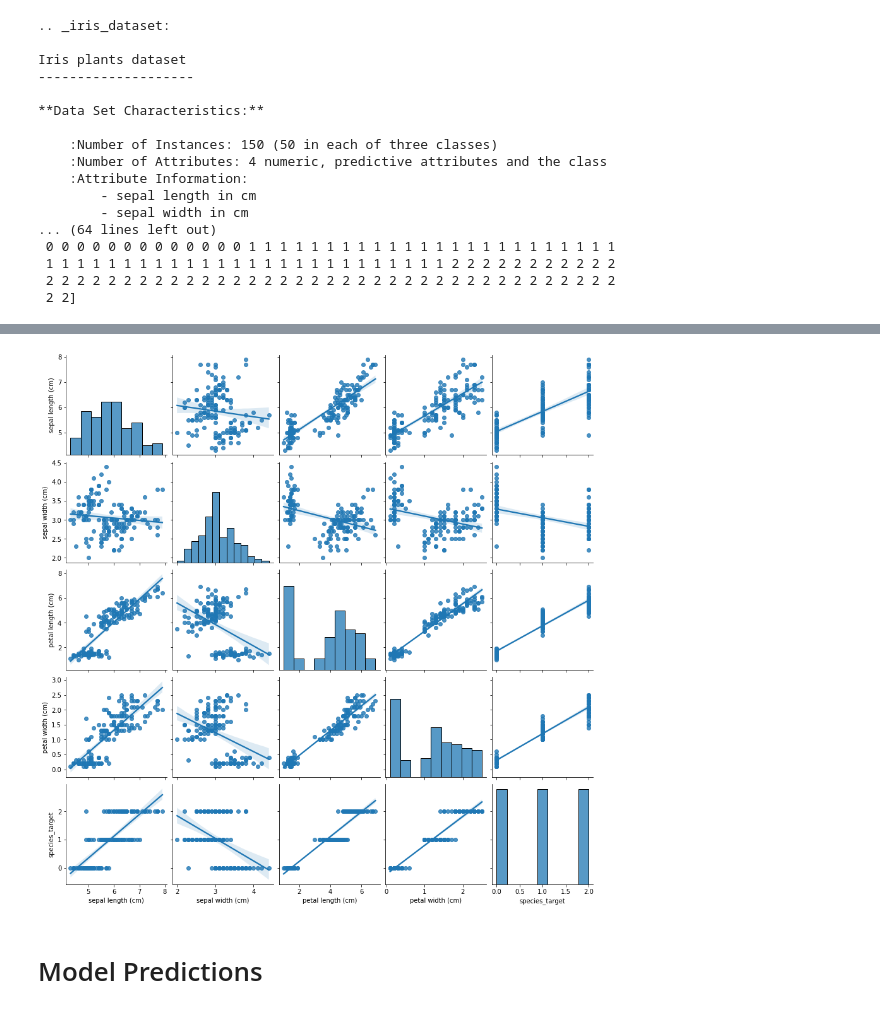
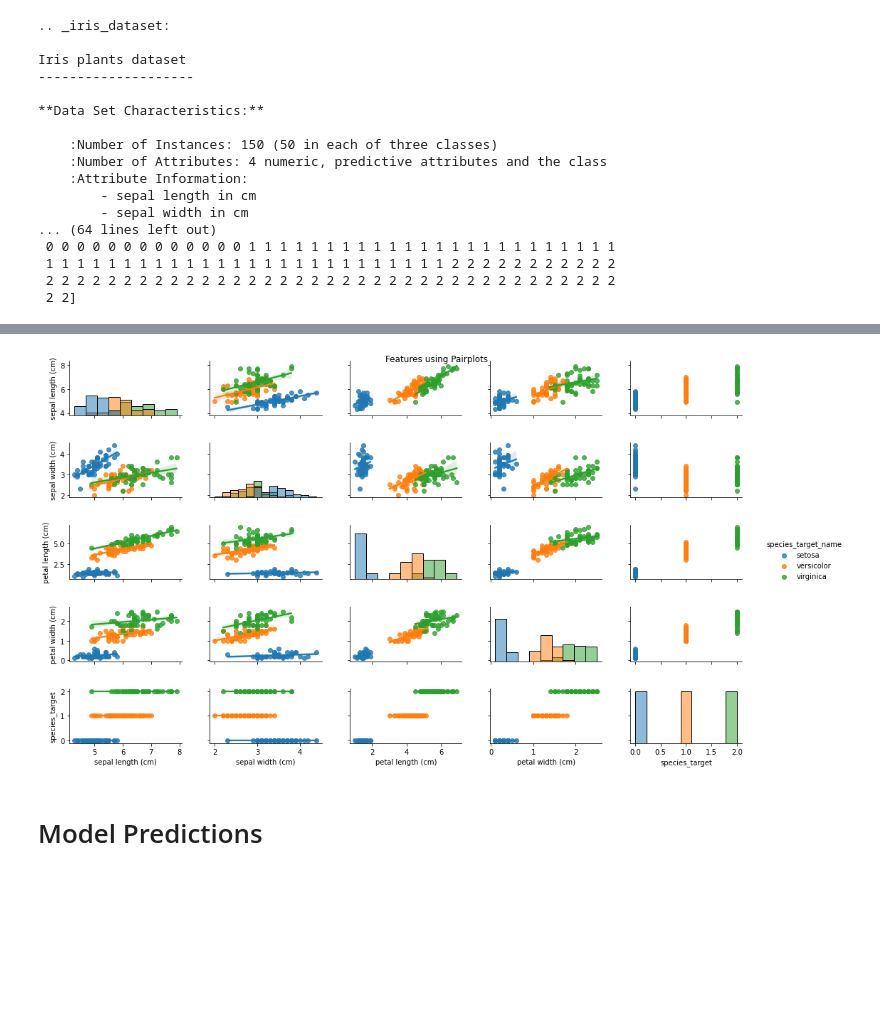
Before and after one commit to burrittresearch/iris-flower-classification-in-python, a Jupyter notebook: iris_flower_classification_in_python.ipynb, the cells around one changed output, grey strips where cells are left out. Drawn from its saved outputs; the diff is of its cells as text; code cells hidden in the pictures; blank space fills up the shorter version.

```diff
--- a/iris_flower_classification_in_python.ipynb
+++ b/iris_flower_classification_in_python.ipynb
@@ -146,9 +146,13 @@ plot_hist(df_iris, iris_data.feature_names, 4, 2)
-# %%
-# Visualize features using pairplots
-sns.pairplot(df_iris, kind='reg')
-plt.show()
-# %% [output]
-[figure, removed]
+# %%
+# Visualize features using pairplots
+
+grid_pair = sns.pairplot(df_iris, hue='species_target_name', kind='reg', diag_kind='hist')
+grid_pair.fig.set_size_inches(16, 8)
+grid_pair.fig.suptitle('Features using Pairplots', y=1.05, fontsize=12)
+grid_pair.fig.subplots_adjust(hspace=0.50, wspace=0.25)
+plt.show()
+# %% [output]
+[figure, added]
 # %% [markdown]
 # Model Predictions
 # %%
```
Also changed, not shown: parts of 1 cell of this notebook.
